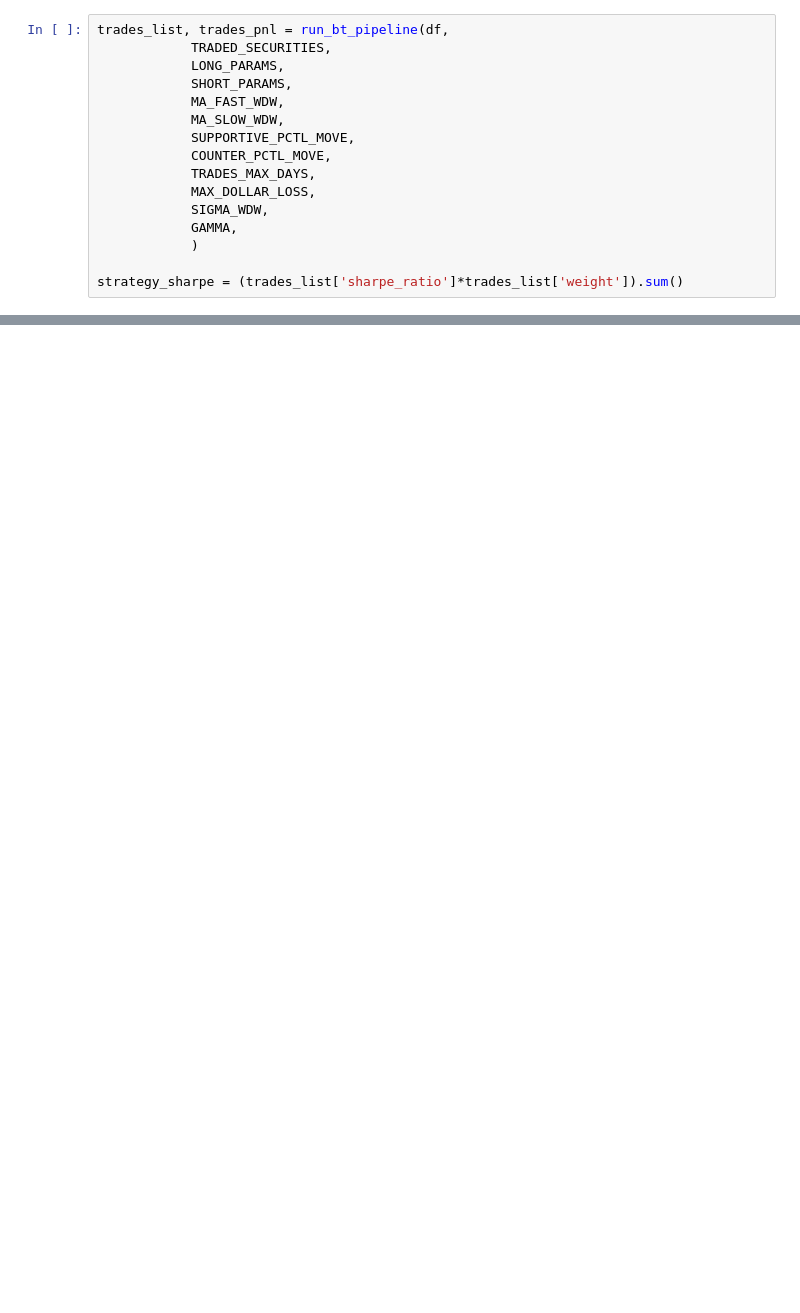
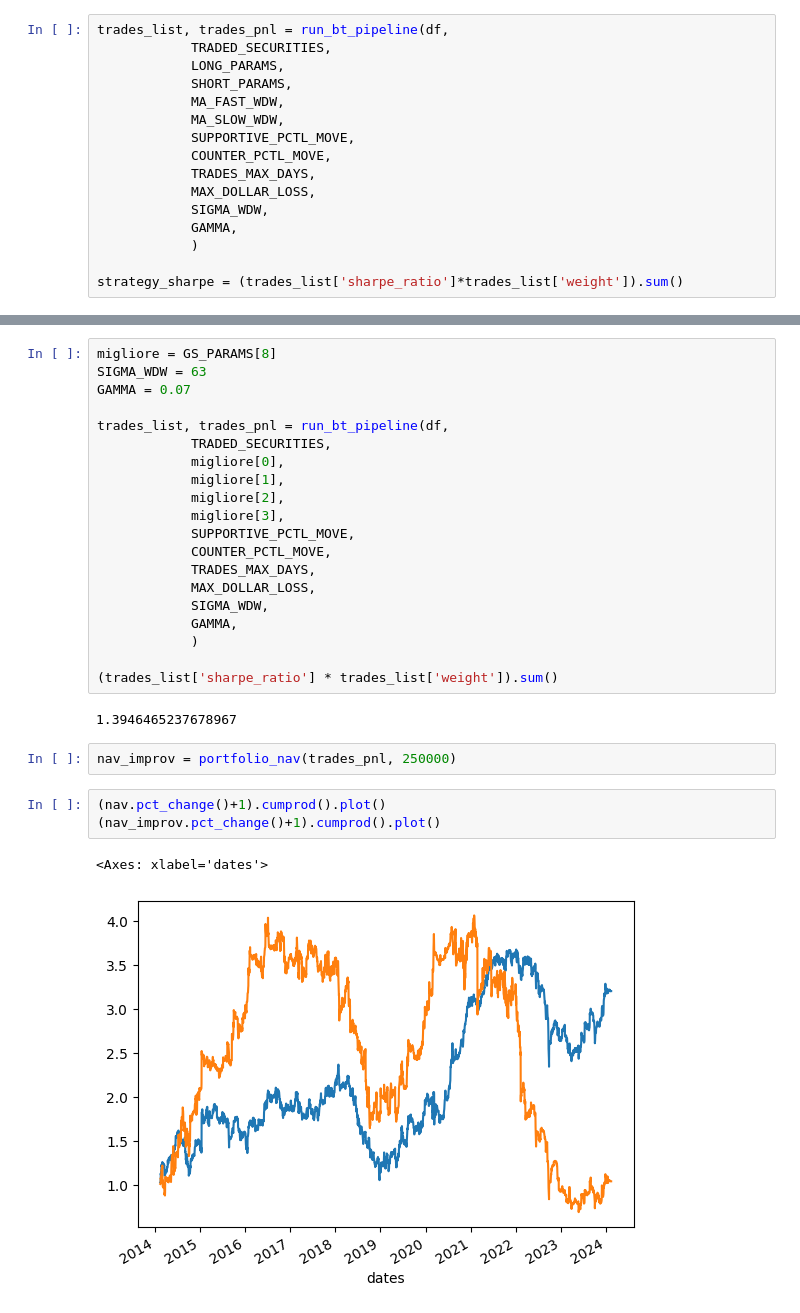
Before and after one commit to vcnzbrgd/Mean-Reverting-Strategy-and-Trades-Optimal-Sizing, a Jupyter notebook: mean_reverting_strategy.ipynb, the cells around one changed output, grey strips where cells are left out. Cells and saved outputs as stored; diff of their text form; blank space fills up the shorter version.

```diff
--- a/mean_reverting_strategy.ipynb
+++ b/mean_reverting_strategy.ipynb
@@ -172,0 +197,30 @@ print('5th percentile:', round(trades_list['daily_return'].quantile(0.05), 4))
+# %%
+migliore = GS_PARAMS[8]
+SIGMA_WDW = 63
+GAMMA = 0.07
+
+trades_list, trades_pnl = run_bt_pipeline(df,
+            TRADED_SECURITIES,
+            migliore[0],
+            migliore[1],
+            migliore[2],
+            migliore[3],
+            SUPPORTIVE_PCTL_MOVE,
+            COUNTER_PCTL_MOVE,
+            TRADES_MAX_DAYS,
+            MAX_DOLLAR_LOSS,
+            SIGMA_WDW,
+            GAMMA,
+            )
+
+(trades_list['sharpe_ratio'] * trades_list['weight']).sum()
+# %% [output]
+1.3946465237678967
+# %%
+nav_improv = portfolio_nav(trades_pnl, 250000)
+# %%
+(nav.pct_change()+1).cumprod().plot()
+(nav_improv.pct_change()+1).cumprod().plot()
+# %% [output]
+<Axes: xlabel='dates'>
+[figure, added]
```
Also changed, not shown: parts of 11 cells of this notebook, 1 other file.
